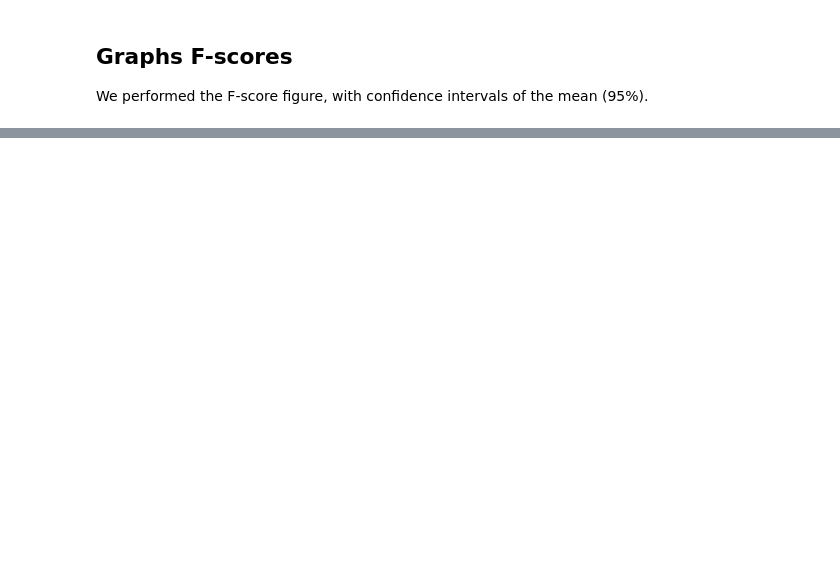
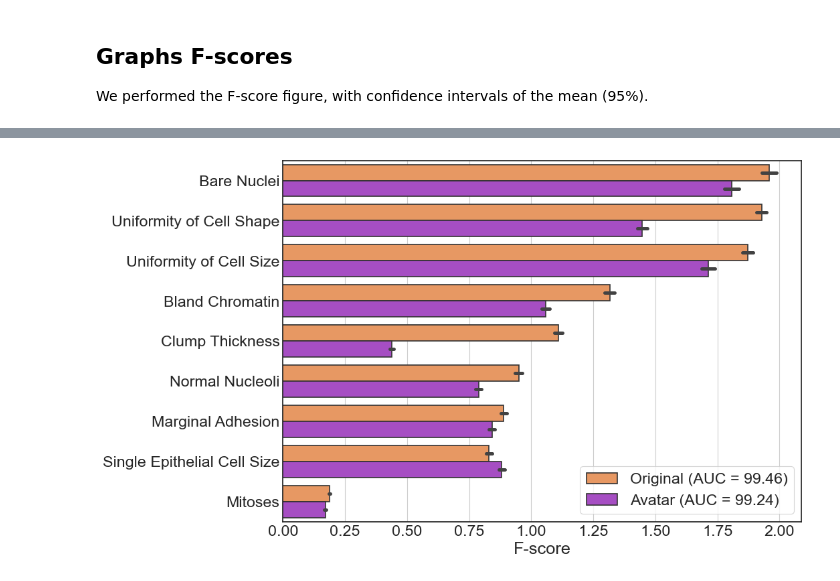
Before and after one commit to octopize/avatar-paper, a Jupyter notebook: notebooks/1.1.WBCD_SVM_model_python.ipynb, the cells around one changed output, grey strips where cells are left out. Cells and saved outputs as stored; diff of their text form; code cells hidden in the pictures; blank space fills up the shorter version.

```diff
--- a/notebooks/1.1.WBCD_SVM_model_python.ipynb
+++ b/notebooks/1.1.WBCD_SVM_model_python.ipynb
@@ -841,0 +393,4 @@ plt.legend(title="", loc="lower right");
+# %%
+plot_f1_score(comparative_f1_scores_synthpop, save=True, name="synthpop")
+# %% [output]
+[figure, added]
```
Also changed, not shown: parts of 29 cells of this notebook, 11 other files.
